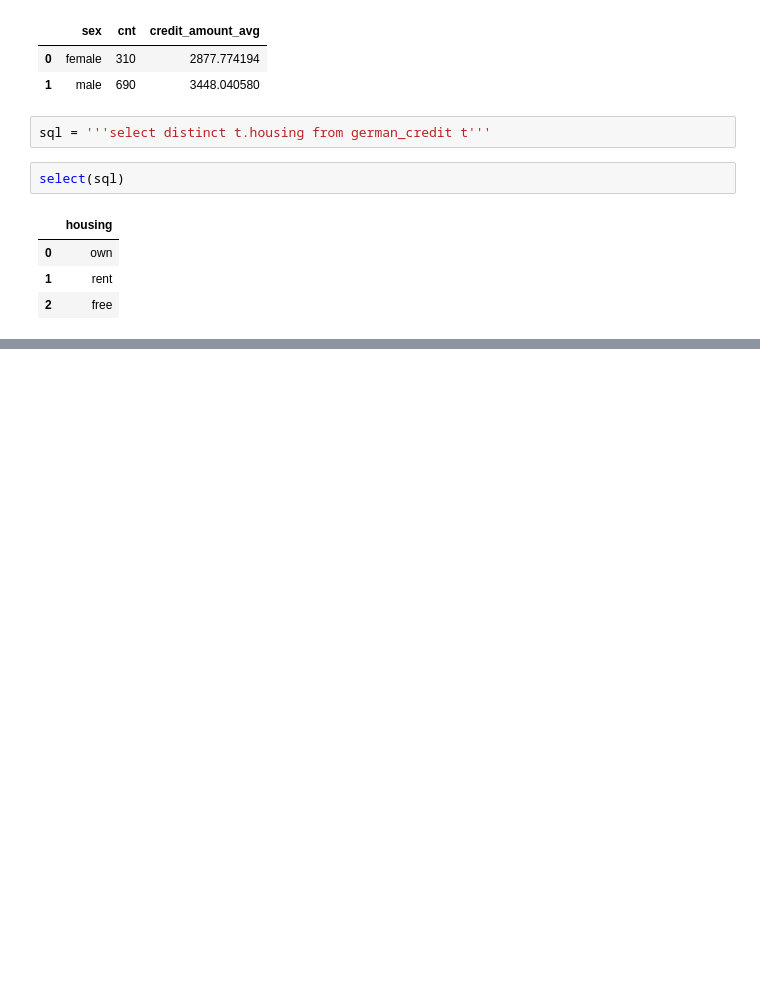
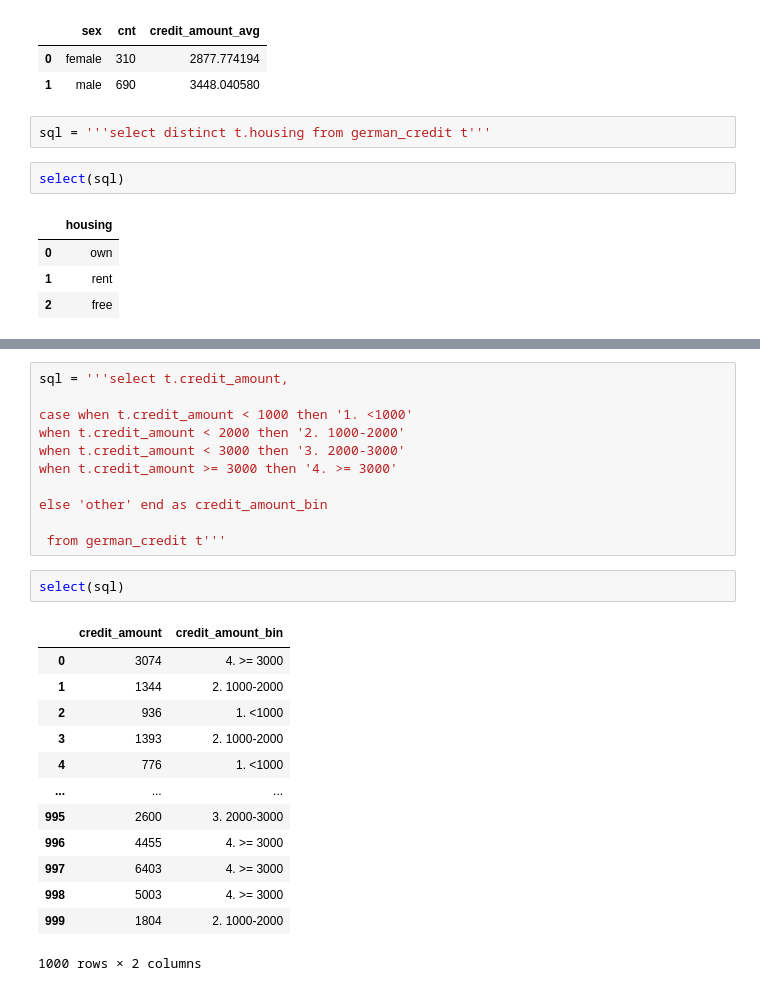
Before and after one commit to ZhikharevAl/sql_exercises, a Jupyter notebook: exercise_4_group_by.ipynb, the cells around one changed output, grey strips where cells are left out. Saved outputs shown, nothing was run; the diff lists cells and outputs as text; blank space fills up the shorter version.

```diff
--- a/exercise_4_group_by.ipynb
+++ b/exercise_4_group_by.ipynb
@@ -65,0 +289,27 @@ select(sql)
+# %%
+sql = '''select t.credit_amount,
+
+case when t.credit_amount < 1000 then '1. <1000'
+when t.credit_amount < 2000 then '2. 1000-2000'
+when t.credit_amount < 3000 then '3. 2000-3000'
+when t.credit_amount >= 3000 then '4. >= 3000'
+
+else 'other' end as credit_amount_bin
+
+ from german_credit t'''
+# %%
+select(sql)
+# %% [output]
+|  | credit_amount | credit_amount_bin |
+| 0 | 3074 | 4. >= 3000 |
+| 1 | 1344 | 2. 1000-2000 |
+| 2 | 936 | 1. <1000 |
+| 3 | 1393 | 2. 1000-2000 |
+| 4 | 776 | 1. <1000 |
+| ... | ... | ... |
+| 995 | 2600 | 3. 2000-3000 |
+| 996 | 4455 | 4. >= 3000 |
+| 997 | 6403 | 4. >= 3000 |
+| 998 | 5003 | 4. >= 3000 |
+| 999 | 1804 | 2. 1000-2000 |
+1000 rows × 2 columns
```
Also changed, not shown: parts of 46 cells of this notebook.
